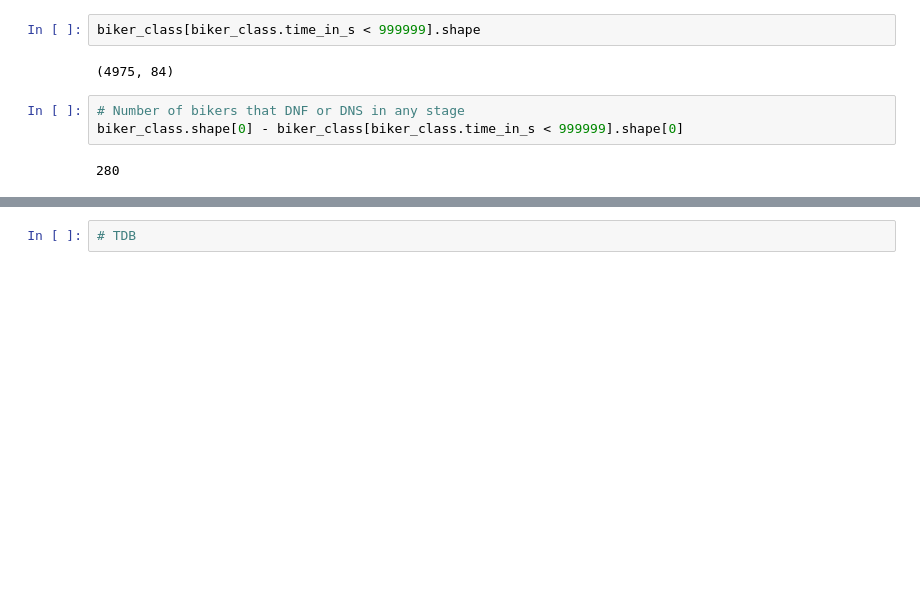
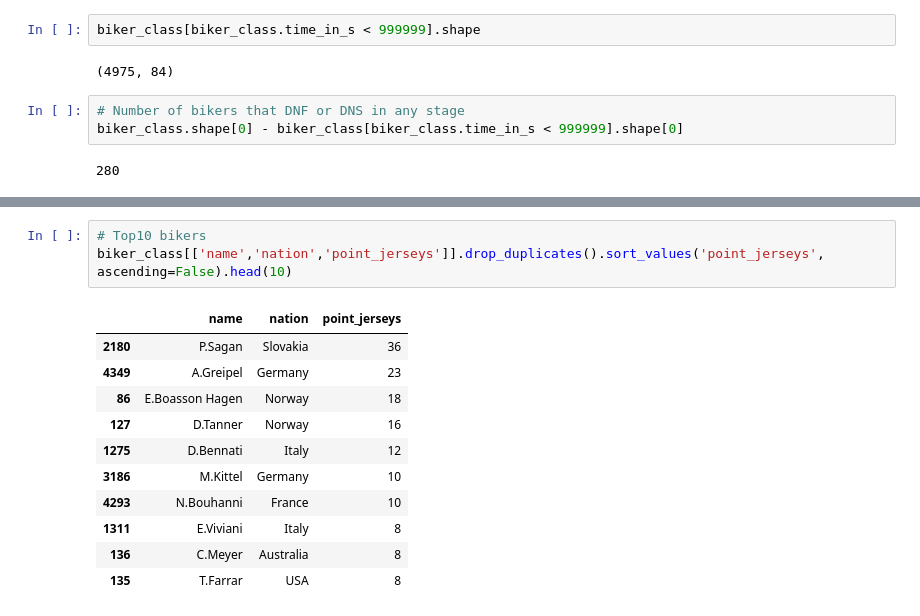
Before and after one commit to norbertstrzelecki/tour_de_pologne_top10, a Jupyter notebook: tdp_2_3_data_statistics_visualization.ipynb, the cells around one changed output, grey strips where cells are left out. Cells and saved outputs as stored; diff of their text form; blank space fills up the shorter version.

```diff
--- a/tdp_2_3_data_statistics_visualization.ipynb
+++ b/tdp_2_3_data_statistics_visualization.ipynb
@@ -104,2 +142,15 @@ for year in range(2014,2019):
-# %%
-# TDB
+# %%
+# Top10 bikers
+biker_class[['name','nation','point_jerseys']].drop_duplicates().sort_values('point_jerseys', ascending=False).head(10)
+# %% [output]
+|  | name | nation | point_jerseys |
+| 2180 | P.Sagan | Slovakia | 36 |
+| 4349 | A.Greipel | Germany | 23 |
+| 86 | E.Boasson Hagen | Norway | 18 |
+| 127 | D.Tanner | Norway | 16 |
+| 1275 | D.Bennati | Italy | 12 |
+| 3186 | M.Kittel | Germany | 10 |
+| 4293 | N.Bouhanni | France | 10 |
+| 1311 | E.Viviani | Italy | 8 |
+| 136 | C.Meyer | Australia | 8 |
+| 135 | T.Farrar | USA | 8 |
```
Also changed, not shown: parts of 12 cells of this notebook.
